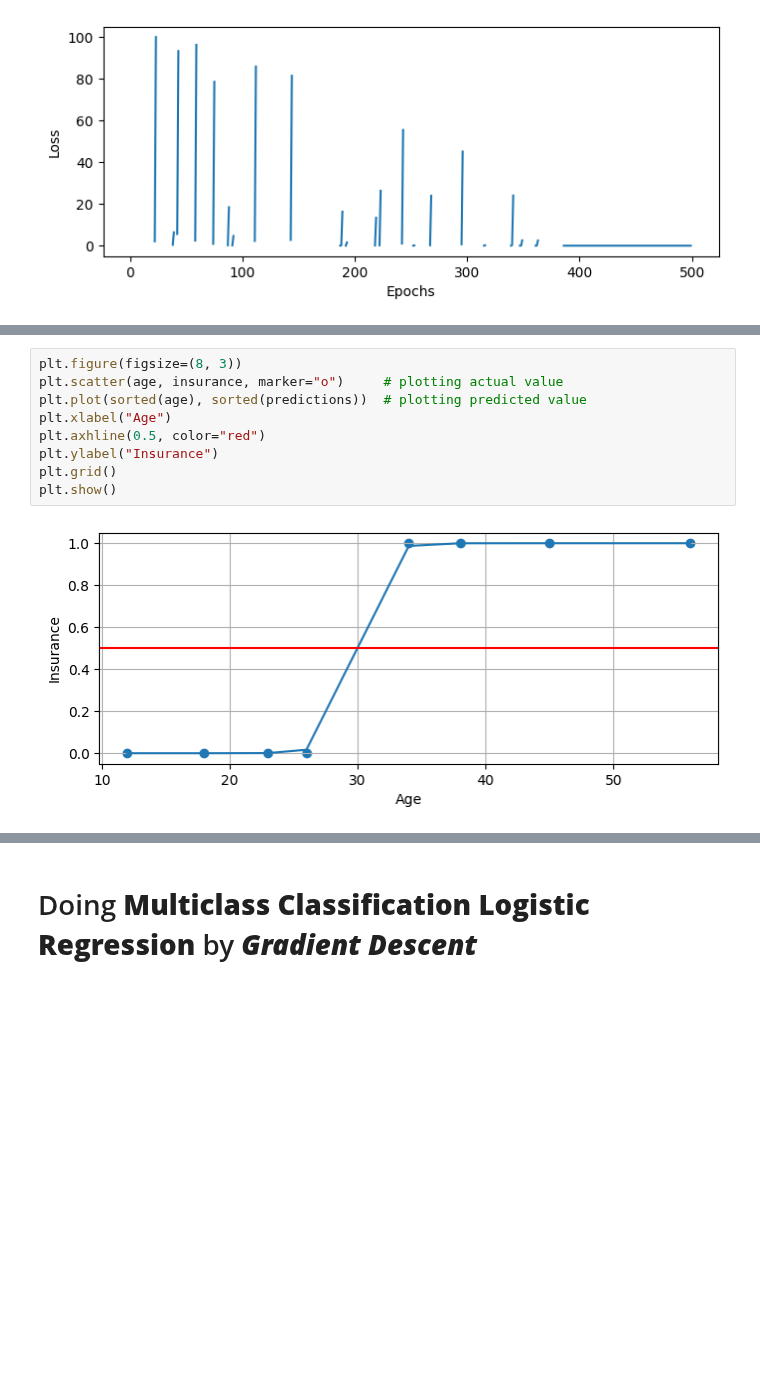
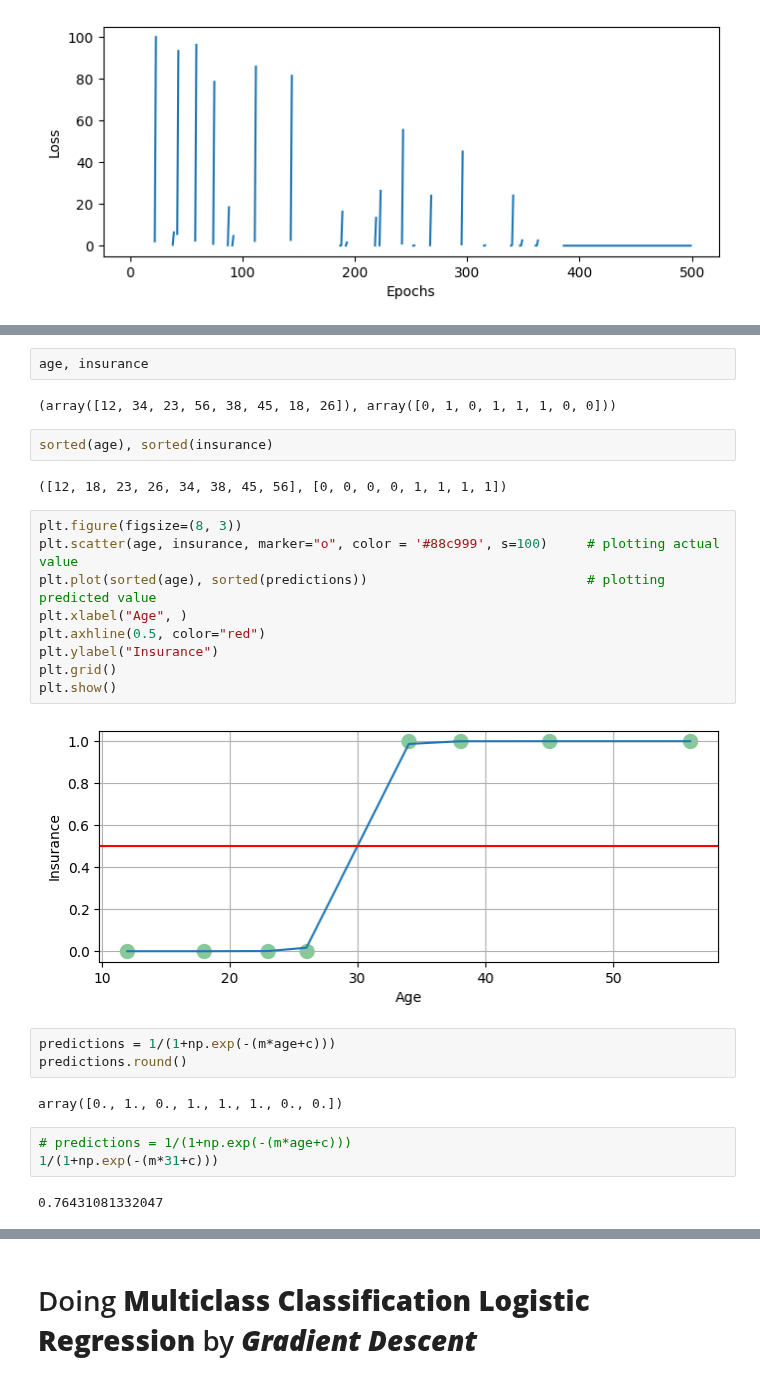
Before and after one commit to albertodavincishekhawat/BasicMachineLearning, a Jupyter notebook: 3.GradiantDescent.ipynb, the cells around one changed output, grey strips where cells are left out. Cells and saved outputs as stored; diff of their text form; blank space fills up the shorter version.

```diff
--- a/3.GradiantDescent.ipynb
+++ b/3.GradiantDescent.ipynb
@@ -183,11 +206,29 @@ array([5.47016305e-09, 9.87641110e-01, 6.60728337e-04, 1.00000000e+00,
+# %%
+age, insurance
+# %% [output]
+(array([12, 34, 23, 56, 38, 45, 18, 26]), array([0, 1, 0, 1, 1, 1, 0, 0]))
+# %%
+sorted(age), sorted(insurance)
+# %% [output]
+([12, 18, 23, 26, 34, 38, 45, 56], [0, 0, 0, 0, 1, 1, 1, 1])
 # %%
 plt.figure(figsize=(8, 3))
-plt.scatter(age, insurance, marker="o")     # plotting actual value
-plt.plot(sorted(age), sorted(predictions))  # plotting predicted value
-plt.xlabel("Age")
+plt.scatter(age, insurance, marker="o", color = '#88c999', s=100)     # plotting actual value
+plt.plot(sorted(age), sorted(predictions))                            # plotting predicted value
+plt.xlabel("Age", )
 plt.axhline(0.5, color="red")
 plt.ylabel("Insurance")
 plt.grid()
 plt.show()
 # %% [output]
-[figure, old version]
+[figure, new version]
+# %%
+predictions = 1/(1+np.exp(-(m*age+c)))
+predictions.round()
+# %% [output]
+array([0., 1., 0., 1., 1., 1., 0., 0.])
+# %%
+# predictions = 1/(1+np.exp(-(m*age+c)))
+1/(1+np.exp(-(m*31+c)))
+# %% [output]
+0.76431081332047
```
Also changed, not shown: parts of 30 cells of this notebook, 1 other file.
